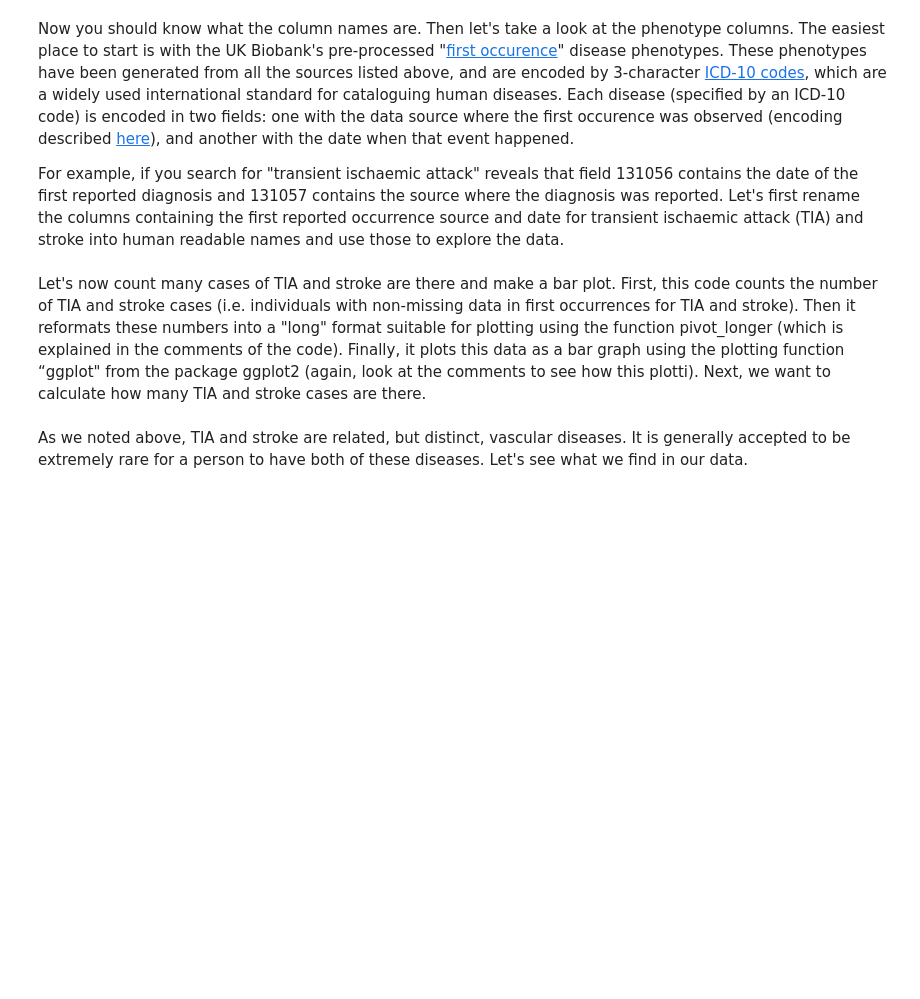
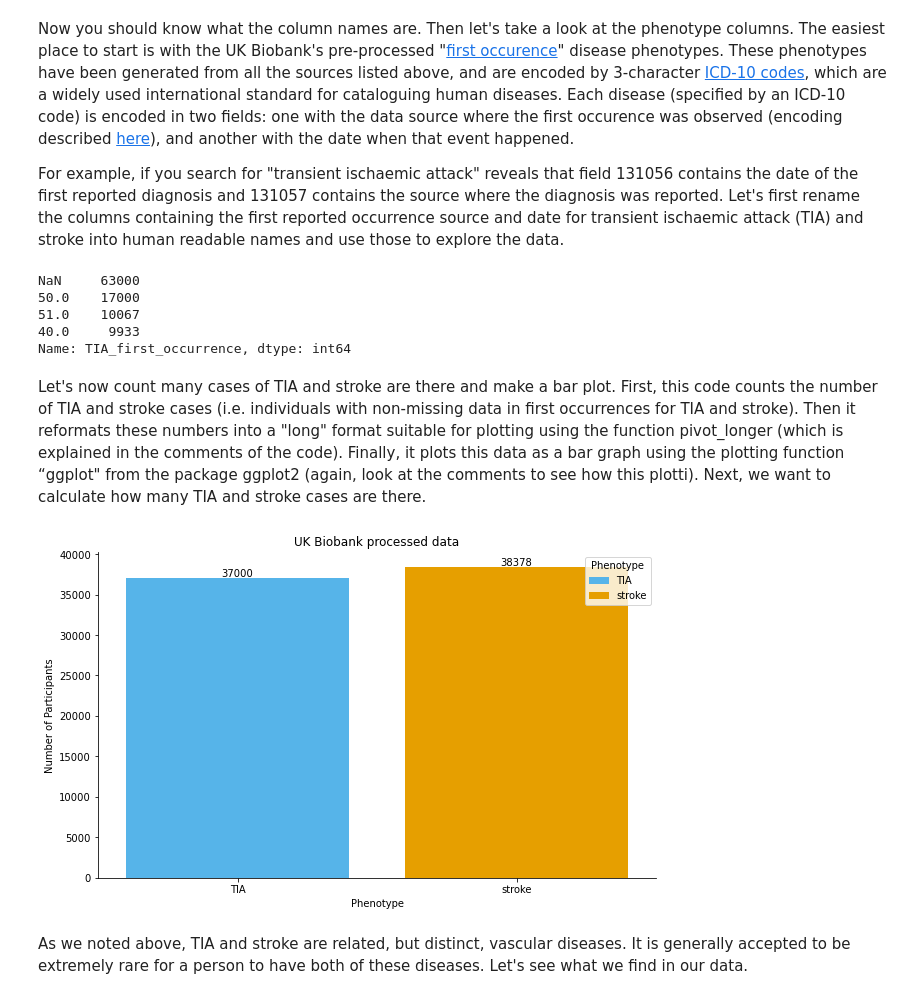
Before and after one commit to RuiDongDR/student_test_2025_spring, a Jupyter notebook: notebook/data_analysis_sos_GaomingyuFan.ipynb, the cells around one changed output. Cells and saved outputs as stored; diff of their text form; code cells hidden in the pictures; blank space fills up the shorter version.

```diff
--- a/notebook/data_analysis_sos_GaomingyuFan.ipynb
+++ b/notebook/data_analysis_sos_GaomingyuFan.ipynb
@@ -65,0 +77,6 @@ Please finish this section all in `Python3` or `markdown` cells.
+# %%
+toy_data = toy_data.rename(columns={
+    'f.31.0.0': 'sex',
+    'f.33.0.0': 'birthday'
+})
+toy_data['sex'].value_counts()
@@ -65,0 +87,11 @@ Please finish this section all in `Python3` or `markdown` cells.
+# %%
+from datetime import datetime
+toy_data['birthday'] = pd.to_datetime(toy_data['birthday'])
+reference_date = datetime(2024, 1, 1)
+def calculate_age(row):
+    age = reference_date.year - row['birthday'].year - ((reference_date.month, reference_date.day) < (row['birthday'].month, row['birthday'].day))
+    return age
+
+toy_data['age'] = toy_data.apply(calculate_age, axis=1)
+average_age_females = toy_data[toy_data['sex'] == 1]['age'].mean()
+average_age_females
@@ -79,37 +113,45 @@ toy_data = toy_data.rename(columns={
 #   the variable includes codes for the diagnosis source and is missing (NA) for sampled without diagosis
 #   (40=Hospital admissions data only, 50=Self-report only, 51=Self-report and other source(s))
 toy_data['TIA_first_occurrence'].value_counts(dropna=False)
+# %% [output]
+NaN     63000
+50.0    17000
+51.0    10067
+40.0     9933
+Name: TIA_first_occurrence, dtype: int64
 # %% [markdown]
 Let's now count many cases of TIA and stroke are there and make a bar plot. First, this code counts the number of TIA and stroke cases (i.e. individuals with non-missing data in first occurrences for TIA and stroke). Then it reformats these numbers into a "long" format suitable for plotting using the function pivot_longer (which is explained in the comments of the code). Finally, it plots this data as a bar graph using the plotting function “ggplot" from the package ggplot2 (again, look at the comments to see how this plotti). Next, we want to calculate how many TIA and stroke cases are there.
 # %%
 # Extract the number of participants with a non-missing value for the first occurrence
 tmp = {
     'TIA': toy_data['TIA_first_occurrence'].notna().sum(),
     'stroke': toy_data['stroke_first_occurrence'].notna().sum()
 }
 
 # Convert the dictionary to a DataFrame
 tmp = pd.DataFrame(list(tmp.items()), columns=['phenotype', 'number_of_participants'])
 
 # tmp = pd.DataFrame(list(tmp.items()), columns=['phenotype', 'number_of_participants']).set_index('phenotype')
 
 # Define the colors for the bars
 colors = ["#56B4E9", "#E69F00"]
 
 # Plot the totals using seaborn
 plt.figure(figsize=(10, 6))
-ax = sns.barplot(data=tmp, x='phenotype', y='number_of_participants', hue='phenotype', legend=True, dodge=False, palette=colors, saturation=1)
+ax = sns.barplot(data=tmp, x='phenotype', y='number_of_participants', hue='phenotype', dodge=False, palette=colors, saturation=1)
 sns.despine()
 
 for x in range(0,2):
     ax.bar_label(ax.containers[x])
 
 plt.title('UK Biobank processed data')
 plt.xlabel('Phenotype')
 plt.ylabel('Number of Participants')
 plt.legend(title='Phenotype')
 
 plt.show()
+# %% [output]
+[figure, added]
 # %% [markdown]
 As we noted above, TIA and stroke are related, but distinct, vascular diseases. It is generally accepted to be extremely rare for a person to have both of these diseases. Let's see what we find in our data.
 # %%
```
Also changed, not shown: parts of 21 cells of this notebook, 2 other files.
